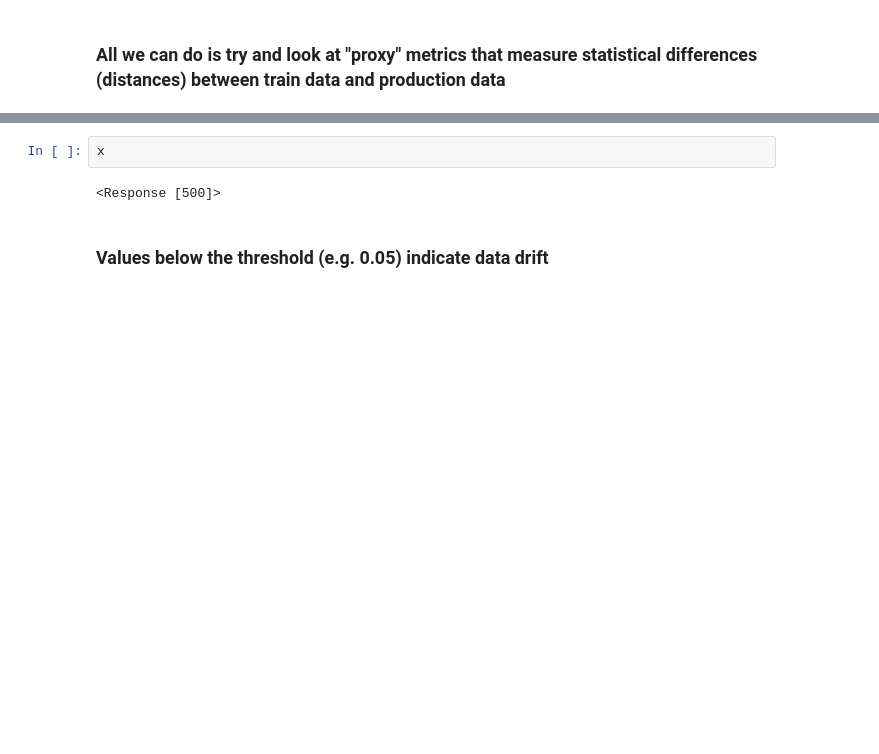
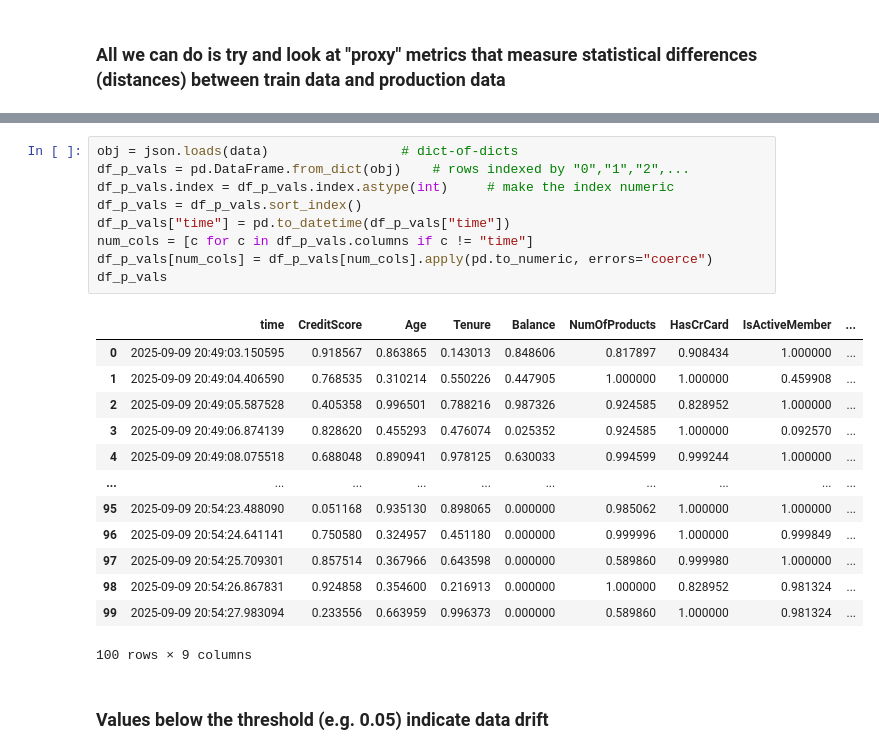
Before and after one commit to aidahalitaj/MLOps-Bank-Churn, a Jupyter notebook: notebooks/TestAPI.ipynb, the cells around one changed output, grey strips where cells are left out. Cells and saved outputs as stored; diff of their text form; blank space fills up the shorter version.

```diff
--- a/notebooks/TestAPI.ipynb
+++ b/notebooks/TestAPI.ipynb
@@ -182,7 +177,26 @@ HTTPError: 500 Server Error: Internal Server Error for url: http://0.0.0.0:8080/
-# %%
-x
-# %% [output]
-<Response [500]>
+# %%
+obj = json.loads(data)                 # dict-of-dicts
+df_p_vals = pd.DataFrame.from_dict(obj)    # rows indexed by "0","1","2",...
+df_p_vals.index = df_p_vals.index.astype(int)     # make the index numeric
+df_p_vals = df_p_vals.sort_index()
+df_p_vals["time"] = pd.to_datetime(df_p_vals["time"])
+num_cols = [c for c in df_p_vals.columns if c != "time"]
+df_p_vals[num_cols] = df_p_vals[num_cols].apply(pd.to_numeric, errors="coerce")
+df_p_vals
+# %% [output]
+|  | time | CreditScore | Age | Tenure | Balance | NumOfProducts | HasCrCard | IsActiveMember | ... |
+| 0 | 2025-09-09 20:49:03.150595 | 0.918567 | 0.863865 | 0.143013 | 0.848606 | 0.817897 | 0.908434 | 1.000000 | ... |
+| 1 | 2025-09-09 20:49:04.406590 | 0.768535 | 0.310214 | 0.550226 | 0.447905 | 1.000000 | 1.000000 | 0.459908 | ... |
+| 2 | 2025-09-09 20:49:05.587528 | 0.405358 | 0.996501 | 0.788216 | 0.987326 | 0.924585 | 0.828952 | 1.000000 | ... |
+| 3 | 2025-09-09 20:49:06.874139 | 0.828620 | 0.455293 | 0.476074 | 0.025352 | 0.924585 | 1.000000 | 0.092570 | ... |
+| 4 | 2025-09-09 20:49:08.075518 | 0.688048 | 0.890941 | 0.978125 | 0.630033 | 0.994599 | 0.999244 | 1.000000 | ... |
+| ... | ... | ... | ... | ... | ... | ... | ... | ... | ... |
+| 95 | 2025-09-09 20:54:23.488090 | 0.051168 | 0.935130 | 0.898065 | 0.000000 | 0.985062 | 1.000000 | 1.000000 | ... |
+| 96 | 2025-09-09 20:54:24.641141 | 0.750580 | 0.324957 | 0.451180 | 0.000000 | 0.999996 | 1.000000 | 0.999849 | ... |
+| 97 | 2025-09-09 20:54:25.709301 | 0.857514 | 0.367966 | 0.643598 | 0.000000 | 0.589860 | 0.999980 | 1.000000 | ... |
+| 98 | 2025-09-09 20:54:26.867831 | 0.924858 | 0.354600 | 0.216913 | 0.000000 | 1.000000 | 0.828952 | 0.981324 | ... |
+| 99 | 2025-09-09 20:54:27.983094 | 0.233556 | 0.663959 | 0.996373 | 0.000000 | 0.589860 | 1.000000 | 0.981324 | ... |
+100 rows × 9 columns
 # %% [markdown]
 ### Values below the threshold (e.g. 0.05) indicate data drift
 # %%
```
Also changed, not shown: parts of 3 cells of this notebook, 2 other files.
